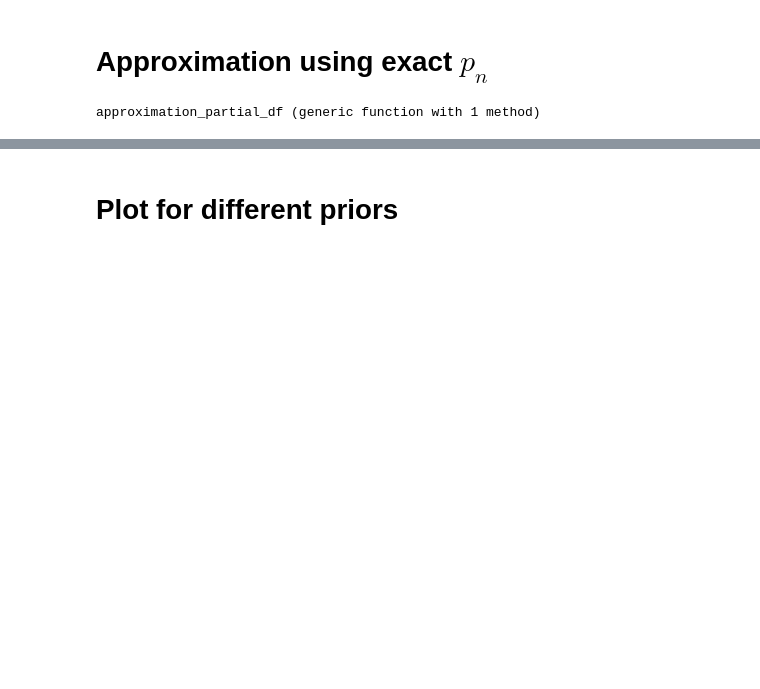
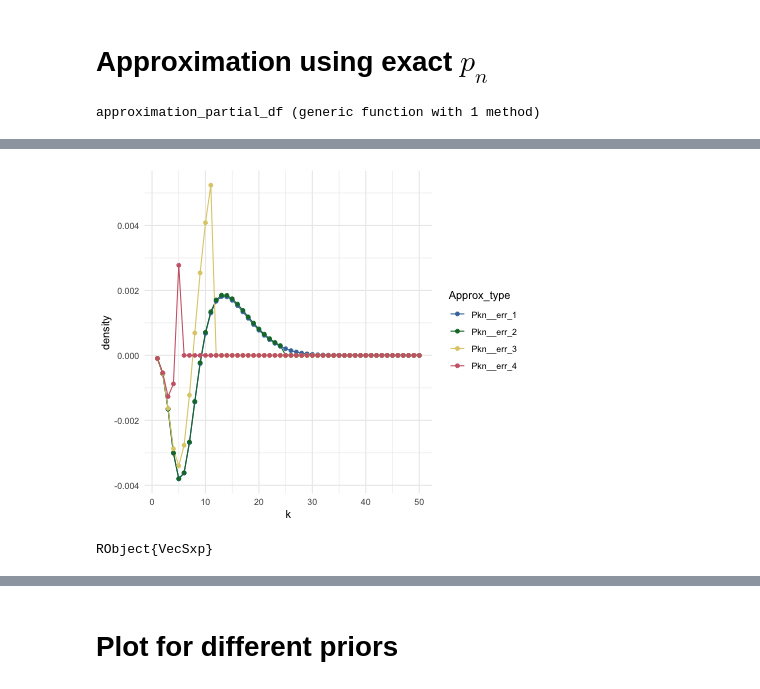
Before and after one commit to konkam/GibbsTypePriors, a Jupyter notebook: plots/Plots.ipynb, the cells around one changed output, grey strips where cells are left out. Drawn from its saved outputs; the diff is of its cells as text; code cells hidden in the pictures; blank space fills up the shorter version.

```diff
--- a/plots/Plots.ipynb
+++ b/plots/Plots.ipynb
@@ -259,15 +126,0 @@ P_50 = map(x ->plot_draw(x,50),DF_50)
-# %%
-R"library(gridExtra)
-library(cowplot)
-m=as.list($P_50)
-prow <- plot_grid(
-  m[[1]] + theme(legend.position='none'),
-  m[[2]] + theme(legend.position='none'),
-  m[[3]] + theme(legend.position='none'),
-  m[[4]]+ theme(legend.position='none'),
-  nrow = 2
-)
-legend_b <- get_legend(m[[1]]+theme(legend.position ='top'))
-p <- plot_grid(prow, legend_b, ncol = 1,rel_heights = c(10, 1))
-ggsave(file = 'Plots_sigma_part_approximation_50.pdf',p)
-p"
@@ -303,0 +233,10 @@ using BenchmarkTools
+# %%
+n=50
+β= 1.0
+σ_vec= [0.2, 0.4, 0.6, 0.8]
+σ=0.6
+exact = Pkn_NGG_arb.(1:n, n,  β, σ)
+df= DataFrame(Pkn_ap_abs_er1 = compute_error_abs(Pkn_NGG_approx_part(n, β,σ ,Int64(floor(n))),exact),
+              Pkn_ap_abs_er2 = compute_error_abs(Pkn_NGG_approx_part(n, β,σ ,Int64(floor(n/2))),exact),
+              Pkn_ap_abs_er3 = compute_error_abs(Pkn_NGG_approx_part(n, β,σ ,Int64(floor(n/4))),exact),
+              Pkn_ap_abs_er4 = compute_error_abs(Pkn_NGG_approx_part(n, β,σ ,Int64(floor(n/8))),exact))
@@ -303,0 +263,5 @@ using BenchmarkTools
+# %%
+df2= DataFrame(Pkn_ap_rel_er1 = compute_error_rel(Pkn_NGG_approx_part(n, β,σ ,Int64(floor(n))),exact),
+               Pkn_ap_rel_er2 = compute_error_rel(Pkn_NGG_approx_part(n, β,σ ,Int64(floor(n/2))),exact),
+               Pkn_ap_rel_er3 = compute_error_rel(Pkn_NGG_approx_part(n, β,σ ,Int64(floor(n/4))),exact),
+               Pkn_ap_rel_er4 = compute_error_rel(Pkn_NGG_approx_part(n, β,σ ,Int64(floor(n/8))),exact))
@@ -303,0 +288,17 @@ using BenchmarkTools
+# %%
+R"p = ggplot(data.frame(k = 1:$n,
+                                Pkn__err_1 = $(df2.Pkn_ap_abs_er1),
+                                Pkn__err_2 = $(df2.Pkn_ap_abs_er2),
+                                Pkn__err_3 = $(df2.Pkn_ap_abs_er3),
+                                Pkn__err_4 = $(df2.Pkn_ap_abs_er4)
+                            ) %>%
+                    gather(Approx_type, density, Pkn__err_1:Pkn__err_4),
+               aes(x=k, y = density, colour = Approx_type)) +
+                geom_line() + geom_point()+
+               ggthemes::scale_colour_ptol() + theme_minimal()+
+               theme(plot.title = element_text(hjust = 0.5))
+
+p"
+# %% [output]
+[figure, added]
+RObject{VecSxp}
```
Also changed, not shown: parts of 50 cells of this notebook, 12 other files.
